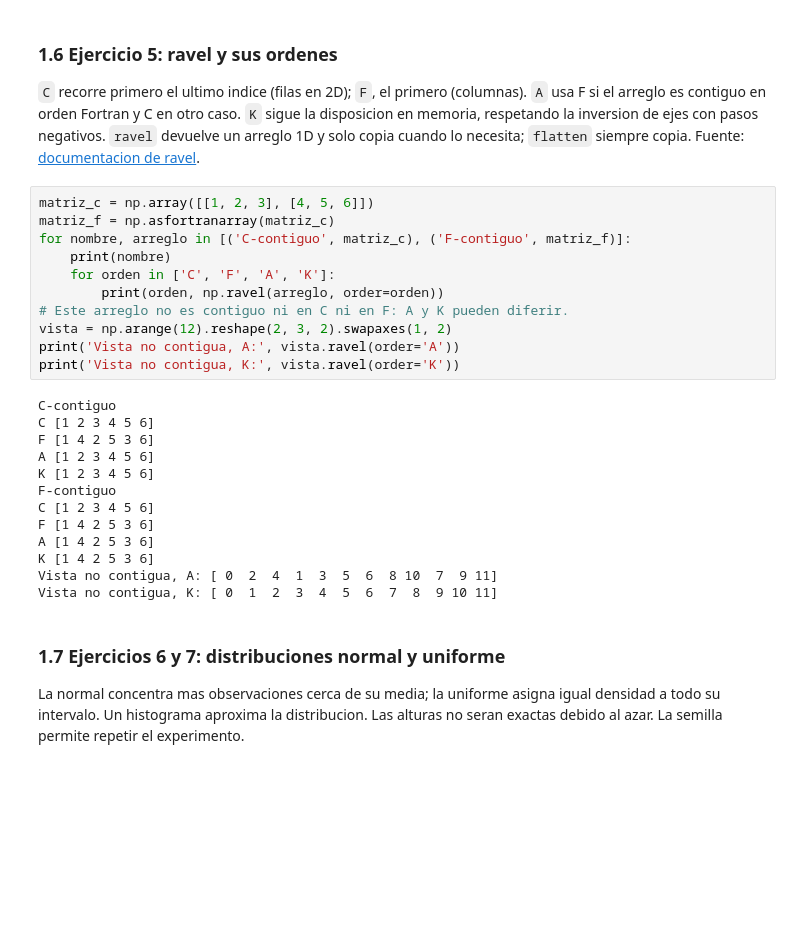
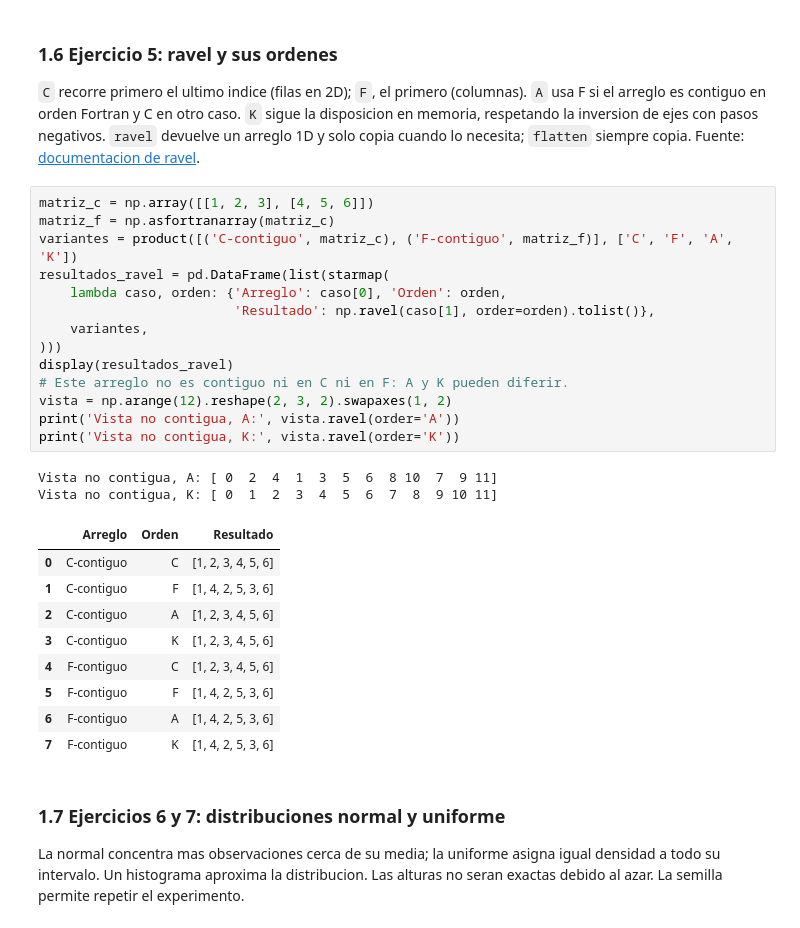
Before and after one commit to deyvidCruz00/taller-3, a Jupyter notebook: Solucion_Completa_Taller3_Unidad3.ipynb, the cells around one changed output. Drawn from its saved outputs; the diff is of its cells as text; blank space fills up the shorter version.

```diff
--- a/Solucion_Completa_Taller3_Unidad3.ipynb
+++ b/Solucion_Completa_Taller3_Unidad3.ipynb
@@ -264,27 +270,29 @@ Fuente: [documentacion de ravel](https://numpy.org/doc/stable/reference/generate
 # %%
 matriz_c = np.array([[1, 2, 3], [4, 5, 6]])
 matriz_f = np.asfortranarray(matriz_c)
-for nombre, arreglo in [('C-contiguo', matriz_c), ('F-contiguo', matriz_f)]:
-    print(nombre)
-    for orden in ['C', 'F', 'A', 'K']:
-        print(orden, np.ravel(arreglo, order=orden))
+variantes = product([('C-contiguo', matriz_c), ('F-contiguo', matriz_f)], ['C', 'F', 'A', 'K'])
+resultados_ravel = pd.DataFrame(list(starmap(
+    lambda caso, orden: {'Arreglo': caso[0], 'Orden': orden,
+                         'Resultado': np.ravel(caso[1], order=orden).tolist()},
+    variantes,
+)))
+display(resultados_ravel)
 # Este arreglo no es contiguo ni en C ni en F: A y K pueden diferir.
 vista = np.arange(12).reshape(2, 3, 2).swapaxes(1, 2)
 print('Vista no contigua, A:', vista.ravel(order='A'))
 print('Vista no contigua, K:', vista.ravel(order='K'))
 # %% [output]
-C-contiguo
-C [1 2 3 4 5 6]
-F [1 4 2 5 3 6]
-A [1 2 3 4 5 6]
-K [1 2 3 4 5 6]
-F-contiguo
-C [1 2 3 4 5 6]
-F [1 4 2 5 3 6]
-A [1 4 2 5 3 6]
-K [1 4 2 5 3 6]
 Vista no contigua, A: [ 0  2  4  1  3  5  6  8 10  7  9 11]
 Vista no contigua, K: [ 0  1  2  3  4  5  6  7  8  9 10 11]
+|  | Arreglo | Orden | Resultado |
+| 0 | C-contiguo | C | [1, 2, 3, 4, 5, 6] |
+| 1 | C-contiguo | F | [1, 4, 2, 5, 3, 6] |
+| 2 | C-contiguo | A | [1, 2, 3, 4, 5, 6] |
+| 3 | C-contiguo | K | [1, 2, 3, 4, 5, 6] |
+| 4 | F-contiguo | C | [1, 2, 3, 4, 5, 6] |
+| 5 | F-contiguo | F | [1, 4, 2, 5, 3, 6] |
+| 6 | F-contiguo | A | [1, 4, 2, 5, 3, 6] |
+| 7 | F-contiguo | K | [1, 4, 2, 5, 3, 6] |
 # %% [markdown]
 ### 1.7 Ejercicios 6 y 7: distribuciones normal y uniforme
 La normal concentra mas observaciones cerca de su media; la uniforme asigna
```
Also changed, not shown: parts of 12 cells of this notebook, 5 other files.
